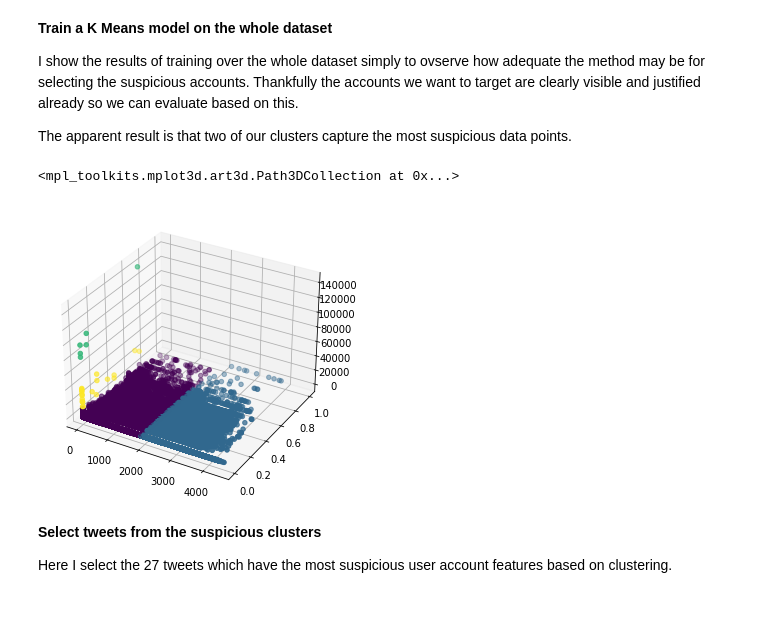
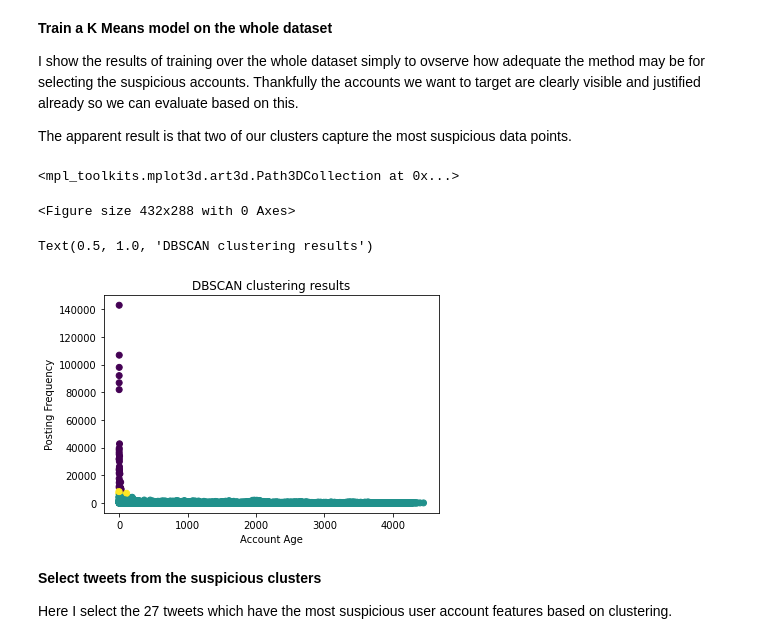
Before and after one commit to Oponn-1/ClimateChangeDisinformation, a Jupyter notebook: Report.ipynb, the cells around one changed output. Drawn from its saved outputs; the diff is of its cells as text; code cells hidden in the pictures; blank space fills up the shorter version.

Commit message:
Updated the clustering section to use DBSCAN

```diff
--- a/Report.ipynb
+++ b/Report.ipynb
@@ -426,23 +426,31 @@ Manual selection is acceptable because the features being used are very easily i
 
 First I isolate the features being clustered on.
 # %%
-cluster_features = dfs[['posting_age', 'num_in_name', 'posting_frequency']]
+cluster_features = dfs[['posting_age', 'posting_frequency']]
 # %% [markdown]
 **Train a K Means model on the whole dataset**
 
 I show the results of training over the whole dataset simply to ovserve how adequate the method may be for selecting the suspicious accounts. Thankfully the accounts we want to target are clearly visible and justified already so we can evaluate based on this.
 
 The apparent result is that two of our clusters capture the most suspicious data points.
-# %%
-kmeans = KMeans(n_clusters=4).fit(cluster_features)
-predictions = kmeans.predict(cluster_features)
-fig = plt.figure()
-ax = Axes3D(fig)
-ax.scatter(cluster_features['posting_age'], cluster_features['num_in_name'], cluster_features['posting_frequency'],
-            c=predictions)
-# %% [output]
-<mpl_toolkits.mplot3d.art3d.Path3DCollection at 0x...>
-[figure, removed]
+# %%
+# Normalize the feature data to use DBSCAN
+norm_feat = (cluster_features - cluster_features.mean()) / cluster_features.std()
+# %%
+dbscan = DBSCAN(eps=0.5, min_samples=10).fit(norm_feat)
+predictions = dbscan.labels_
+# %% [output]
+<mpl_toolkits.mplot3d.art3d.Path3DCollection at 0x...>
+<Figure size 432x288 with 0 Axes>
+# %%
+plt.scatter(cluster_features['posting_age'], cluster_features['posting_frequency'],
+            c=predictions)
+plt.ylabel("Posting Frequency")
+plt.xlabel("Account Age")
+plt.title("DBSCAN clustering results")
+# %% [output]
+Text(0.5, 1.0, 'DBSCAN clustering results')
+[figure, added]
 # %% [markdown]
 **Select tweets from the suspicious clusters**
 
```
Also changed, not shown: parts of 3 cells of this notebook.
